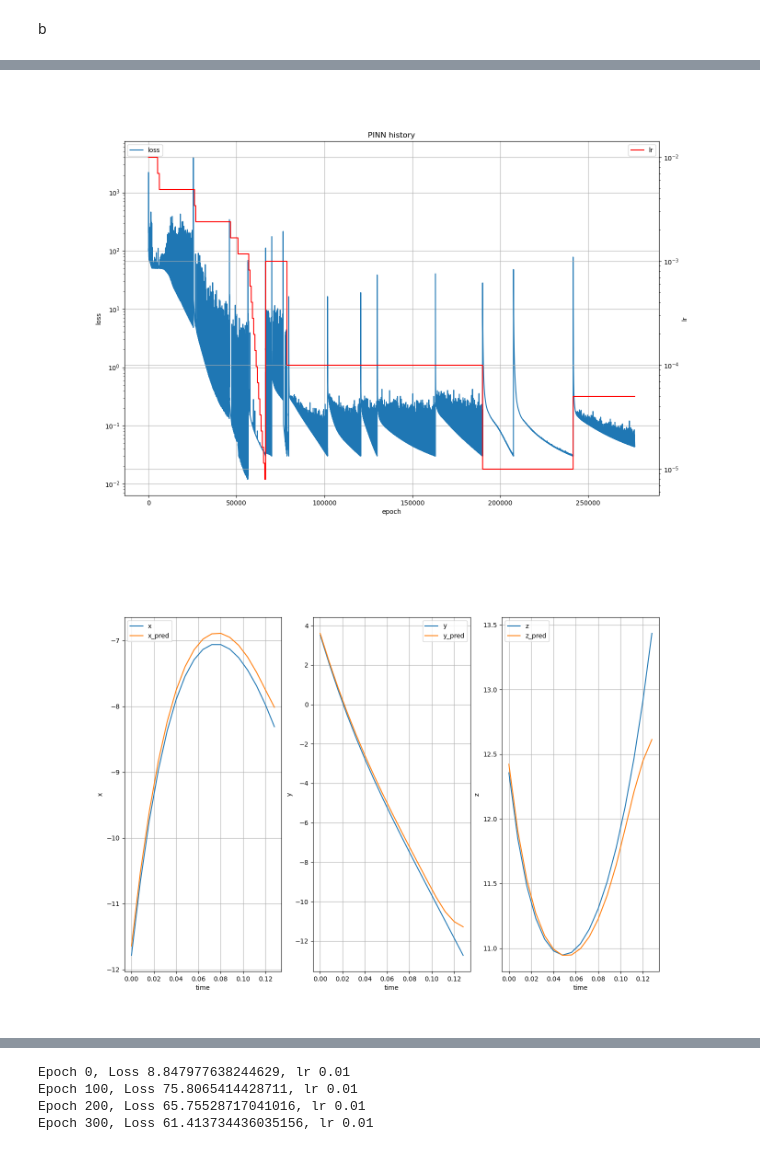
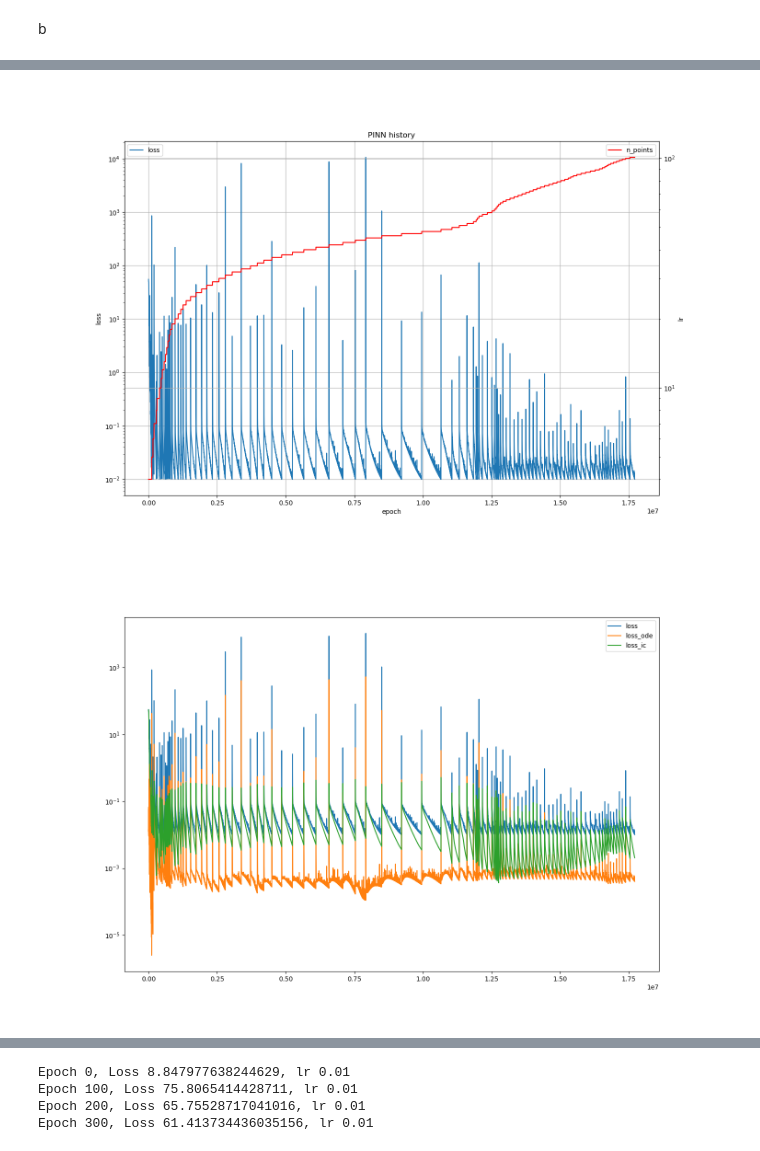
Before and after one commit to luigiEG/FYS5429_Project1, a Jupyter notebook: src/Lorenz_PINN_baseline.ipynb, the cells around one changed output, grey strips where cells are left out. Cells and saved outputs as stored; diff of their text form; code cells hidden in the pictures.

Commit message:
lorenz PINN learning schedule added, started lorenz analisys

```diff
--- a/src/Lorenz_PINN_baseline.ipynb
+++ b/src/Lorenz_PINN_baseline.ipynb
@@ -448 +470,4 @@ if True:
+# %%
+# load
+loss_fn = torch.nn.MSELoss()
 # %%
@@ -531,7 +589,7 @@ history_PINN3 = []
 model3 = FFNN(n_layers, n_neurons)
 # %%
 # define the optimizer2 and scheduler2
-optimizer3 = torch.optim.Adam(model3.parameters(), lr=0.01)
+optimizer3 = torch.optim.Adam(model3.parameters(), lr=0.001)
 scheduler3 = torch.optim.lr_scheduler.ReduceLROnPlateau(optimizer3, 'min', factor=0.7, patience=700, min_lr=1e-6)
 # %%
 num_points = 4
@@ -540,3 +598,6 @@ Y_temp = Y[:4]
 # to torch
 X_temp_t = torch.tensor(X_temp, dtype=torch.float32).view(-1, 1)
 Y_temp_t = torch.tensor(Y_temp, dtype=torch.float32)
+# %%
+num_points
+epoch = 0
@@ -610,32 +692,35 @@ Epoch 9900, Loss 0.04335824400186539, lr 5e-05
 # %%
 # plot history_PINN3 loss and lr in two subplots
 history_PINN3 = np.array(history_PINN3)
 fig, ax = plt.subplots(figsize=(15, 10))
 # plot the loss
-ax.plot(history_PINN3[:, 0], label='loss')
+ax.plot(history_PINN3[:, 0],history_PINN3[:, 1], label='loss')
 ax.legend(loc='upper left')
 ax.set_yscale('log')
 ax.set_xlabel('epoch')
 ax.set_ylabel('loss')
 plt.grid()
 
 # plot the learning rate
 ax2 = ax.twinx()
-ax2.plot(history_PINN3[:, -1], label='lr', color='r')
+ax2.plot(history_PINN3[:, 0], history_PINN3[:, -1], label='n_points', color='r')
 ax2.set_yscale('log')
 ax2.set_ylabel('lr')
 # legend to the right
 ax2.legend(loc='upper right')
 plt.grid()
 plt.title('PINN history')
 
+# new plot losses
+plt.figure(figsize=(15, 10))
+plt.plot(history_PINN3[:, 0], history_PINN3[:, 1], label='loss')
+plt.plot(history_PINN3[:, 0], history_PINN3[:, 2], label='loss_ode')
+plt.plot(history_PINN3[:, 0], history_PINN3[:, 3], label='loss_ic')
+plt.legend()
+plt.yscale('log')
+
 # history to list
 history_PINN3 = history_PINN3.tolist()
 # %% [output]
-[figure, old version]
+[figure, new version]
+[figure, added]
-# %%
-# show prediction
-Y_pred3 = model3(X_sub_t).detach().numpy()
-plot_compare_components(X_sub, Y_sub, Y_pred3)
-# %% [output]
-[figure, removed]
```
Also changed, not shown: parts of 17 cells of this notebook, 58 other files.
